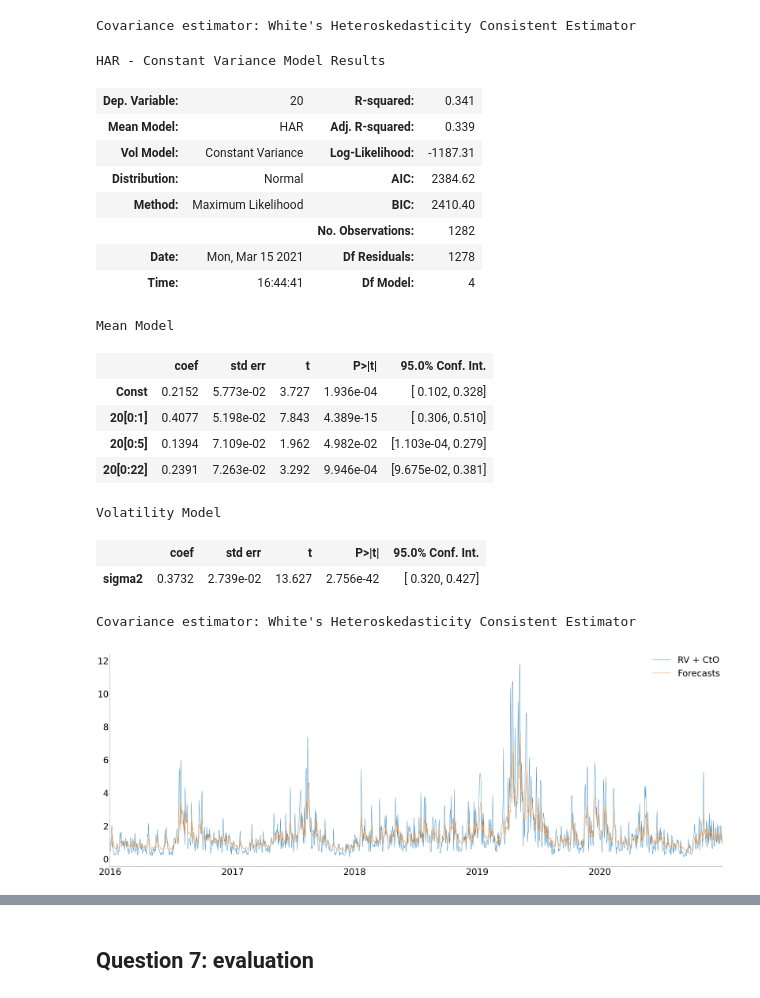
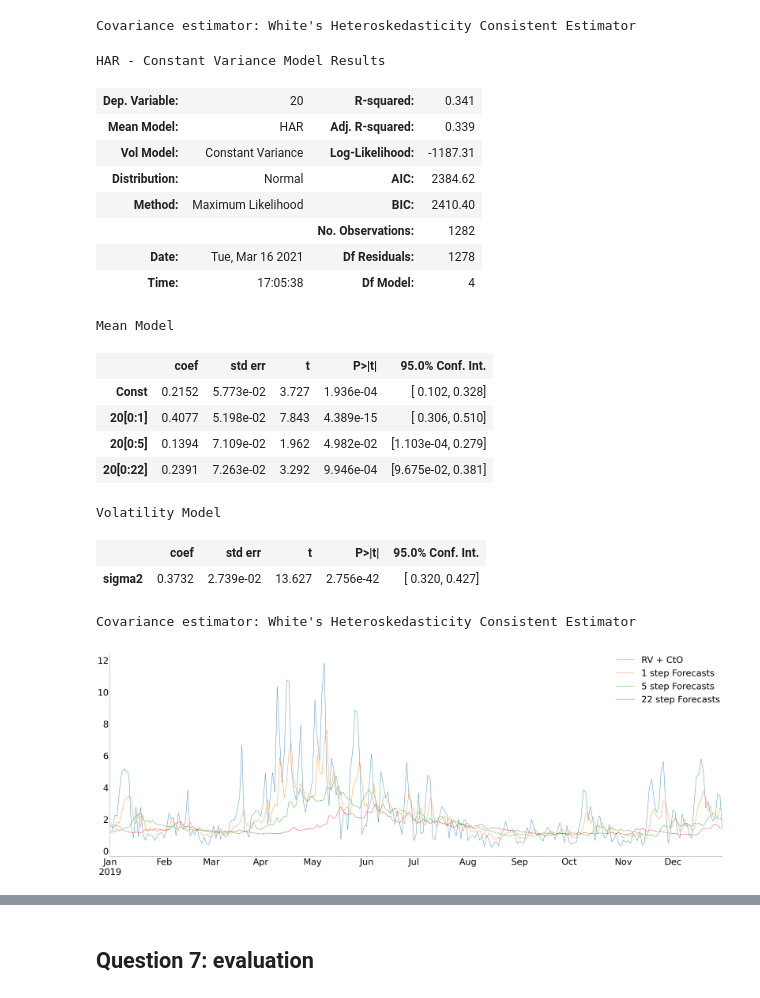
Before and after one commit to GeorgeHockey/metrics-formal-coursework, a Jupyter notebook: problem_1_v1.ipynb, the cells around one changed output, grey strips where cells are left out. Saved outputs shown, nothing was run; the diff lists cells and outputs as text; code cells hidden in the pictures.

Commit message:
lots of minor adaptations - may need to change forecastig of cto to a constant mean or perhaps a garch

```diff
--- a/problem_1_v1.ipynb
+++ b/problem_1_v1.ipynb
@@ -264,34 +264,34 @@ cto_fcast_22 = cto_pred.forecast(align="target",horizon=22).mean.squeeze().dropn
 # %%
 # Question 4: HAR
 har = HARX(rv[20], lags=[1,5,22], rescale=False).fit(last_obs=half,disp=False)
 har.summary()
 forecasts = har.forecast(horizon=22,align="target").mean
-#forecasts = np.exp(fcasts.mean + fcasts.variance/2)
-comb = pd.concat([rv[20]+cto, forecasts['h.01'] + cto_fcast], 1).dropna()
-comb.columns = ["RV + CtO", "Forecasts"]
-plot(comb)
+#forecasts = np.exp(forecasts.mean + forecasts.variance/2)
+comb = pd.concat([rv[20]+cto, forecasts['h.01'] + cto_fcast,forecasts["h.05"] + cto_fcast_5,forecasts["h.22"] + cto_fcast_22], 1).dropna()
+comb.columns = ["RV + CtO", "1 step Forecasts","5 step Forecasts","22 step Forecasts"]
+plot(comb["2019":"2019"])
 har.summary()
 # %% [output]
 HAR - Constant Variance Model Results
 | Dep. Variable: | 20 | R-squared: | 0.341 |
 | Mean Model: | HAR | Adj. R-squared: | 0.339 |
 | Vol Model: | Constant Variance | Log-Likelihood: | -1187.31 |
 | Distribution: | Normal | AIC: | 2384.62 |
 | Method: | Maximum Likelihood | BIC: | 2410.40 |
 |  |  | No. Observations: | 1282 |
-| Date: | Mon, Mar 15 2021 | Df Residuals: | 1278 |
-| Time: | 16:44:41 | Df Model: | 4 |
+| Date: | Tue, Mar 16 2021 | Df Residuals: | 1278 |
+| Time: | 17:05:38 | Df Model: | 4 |
 Mean Model
 |  | coef | std err | t | P>|t| | 95.0% Conf. Int. |
 | Const | 0.2152 | 5.773e-02 | 3.727 | 1.936e-04 | [ 0.102, 0.328] |
 | 20[0:1] | 0.4077 | 5.198e-02 | 7.843 | 4.389e-15 | [ 0.306, 0.510] |
 | 20[0:5] | 0.1394 | 7.109e-02 | 1.962 | 4.982e-02 | [1.103e-04, 0.279] |
 | 20[0:22] | 0.2391 | 7.263e-02 | 3.292 | 9.946e-04 | [9.675e-02, 0.381] |
 Volatility Model
 |  | coef | std err | t | P>|t| | 95.0% Conf. Int. |
 | sigma2 | 0.3732 | 2.739e-02 | 13.627 | 2.756e-42 | [ 0.320, 0.427] |
 Covariance estimator: White's Heteroskedasticity Consistent Estimator
-[figure, old version]
+[figure, new version]
 # %%
 # Question 5, GARCH model
 
```
Also changed, not shown: parts of 14 cells of this notebook, 2 other files.
